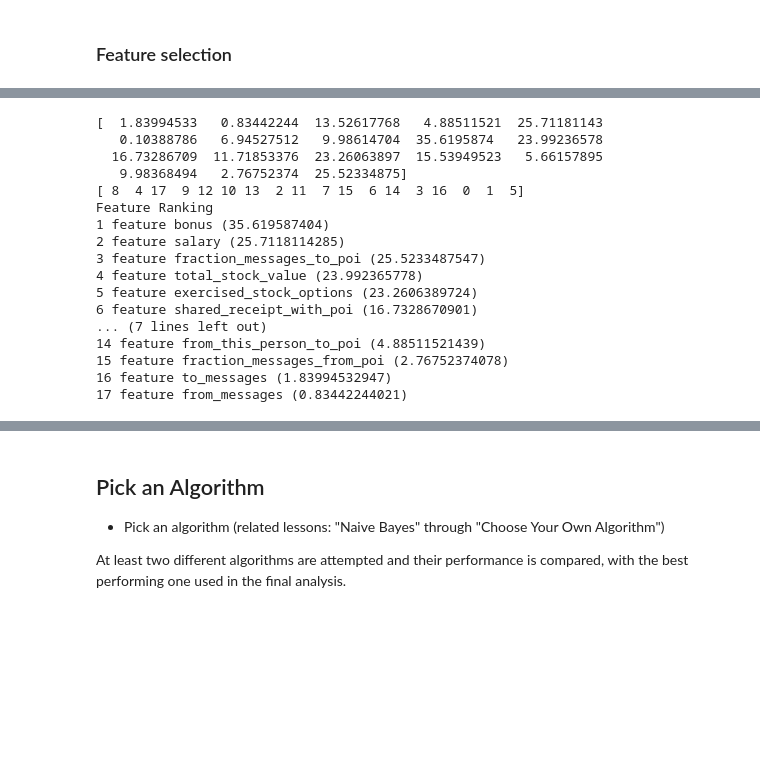
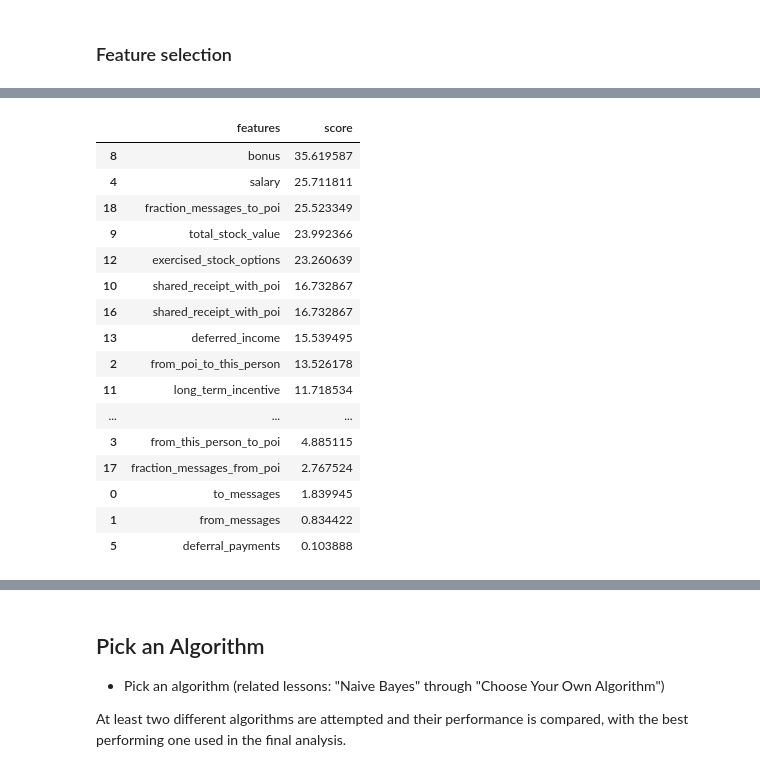
Before and after one commit to andre-yai/Udacity_MachineLearing, a Jupyter notebook: final_project/Identify Fraud from Eron Email.ipynb, the cells around one changed output, grey strips where cells are left out. Saved outputs shown, nothing was run; the diff lists cells and outputs as text; code cells hidden in the pictures; blank space fills up the shorter version.

```diff
--- a/final_project/Identify Fraud from Eron Email.ipynb
+++ b/final_project/Identify Fraud from Eron Email.ipynb
@@ -748,28 +751,25 @@ print("Feature scores:",selector.scores_)
-# %%
-import numpy as np
-
-scores = selector.scores_
-print(scores)
-indices = np.argsort(scores)[::-1]
-print(indices)
-print 'Feature Ranking'
-for i in range(len(scores)-1):
-    print "{} feature {} ({})".format(i+1,features_list[indices[i]+1],scores[indices[i]])
-# %% [output]
-[  1.83994533   0.83442244  13.52617768   4.88511521  25.71181143
-   0.10388786   6.94527512   9.98614704  35.6195874   23.99236578
-  16.73286709  11.71853376  23.26063897  15.53949523   5.66157895
-   9.98368494   2.76752374  25.52334875]
-[ 8  4 17  9 12 10 13  2 11  7 15  6 14  3 16  0  1  5]
-Feature Ranking
-1 feature bonus (35.619587404)
-2 feature salary (25.7118114285)
-3 feature fraction_messages_to_poi (25.5233487547)
-4 feature total_stock_value (23.992365778)
-5 feature exercised_stock_options (23.2606389724)
-6 feature shared_receipt_with_poi (16.7328670901)
-... (7 lines left out)
-14 feature from_this_person_to_poi (4.88511521439)
-15 feature fraction_messages_from_poi (2.76752374078)
-16 feature to_messages (1.83994532947)
-17 feature from_messages (0.83442244021)
+# %%
+import numpy as np
+
+scores = selector.scores_
+d = {'features': features_list[1:], 'score':  scores}
+df = pd.DataFrame(data=d)
+df.sort_values(['score'],ascending=[False])
+# %% [output]
+|  | features | score |
+| 8 | bonus | 35.619587 |
+| 4 | salary | 25.711811 |
+| 18 | fraction_messages_to_poi | 25.523349 |
+| 9 | total_stock_value | 23.992366 |
+| 12 | exercised_stock_options | 23.260639 |
+| 10 | shared_receipt_with_poi | 16.732867 |
+| 16 | shared_receipt_with_poi | 16.732867 |
+| 13 | deferred_income | 15.539495 |
+| 2 | from_poi_to_this_person | 13.526178 |
+| 11 | long_term_incentive | 11.718534 |
+| ... | ... | ... |
+| 3 | from_this_person_to_poi | 4.885115 |
+| 17 | fraction_messages_from_poi | 2.767524 |
+| 0 | to_messages | 1.839945 |
+| 1 | from_messages | 0.834422 |
+| 5 | deferral_payments | 0.103888 |
```
Also changed, not shown: parts of 24 cells of this notebook, 4 other files.
